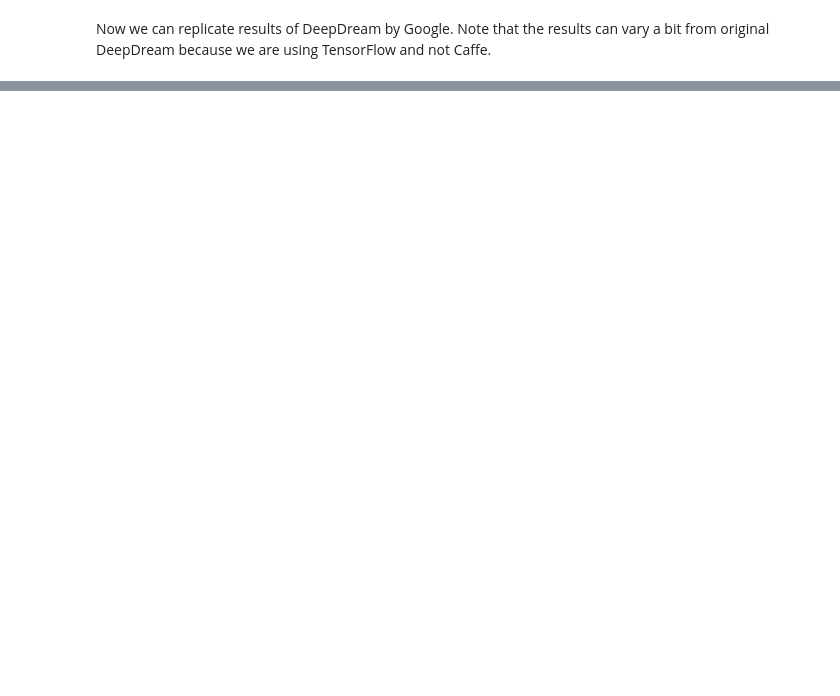
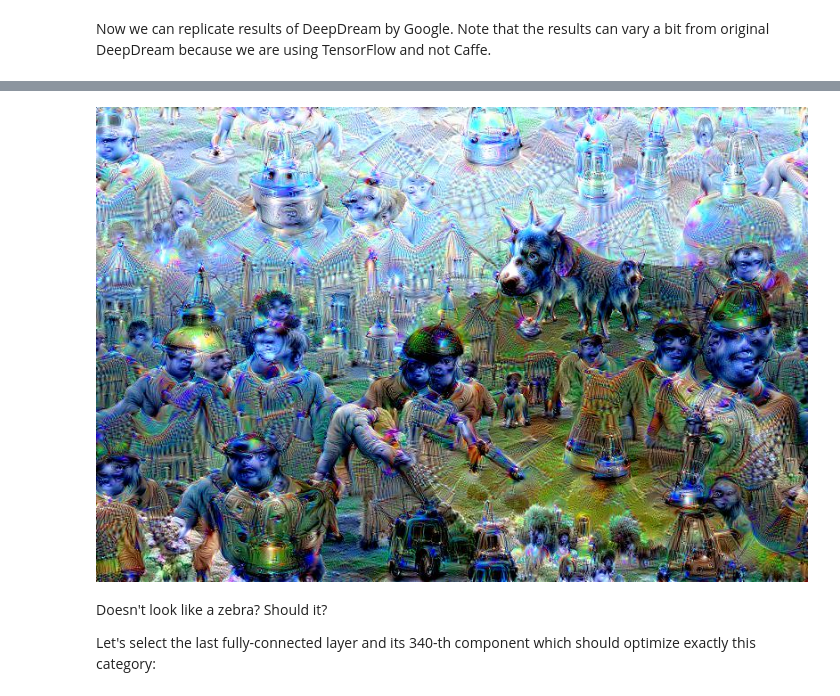
Before and after one commit to Showmax/conveiro, a Jupyter notebook: docs/deep_dream.ipynb, the cells around one changed output, grey strips where cells are left out. Cells and saved outputs as stored; diff of their text form; code cells hidden in the pictures; blank space fills up the shorter version.

```diff
--- a/docs/deep_dream.ipynb
+++ b/docs/deep_dream.ipynb
@@ -64,0 +78,8 @@ utils.show_image(utils.normalize_image(image))
+# %%
+Image("psycho-mountain.jpeg")
+# %% [output]
+[figure, added]
+# %% [markdown]
+Doesn't look like a zebra? Should it?
+
+Let's select the last fully-connected layer and its 340-th component which should optimize exactly this category:
```
Also changed, not shown: parts of 12 cells of this notebook.
